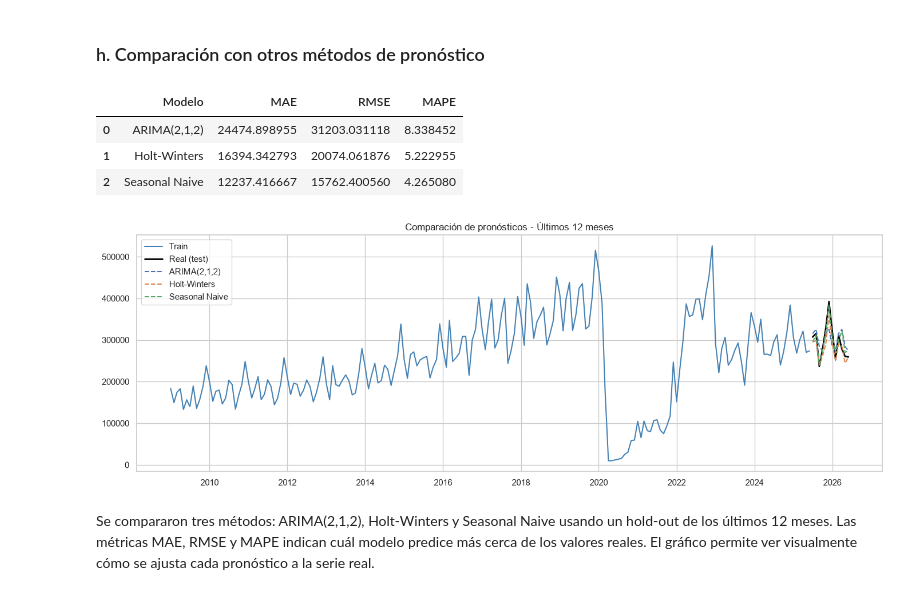
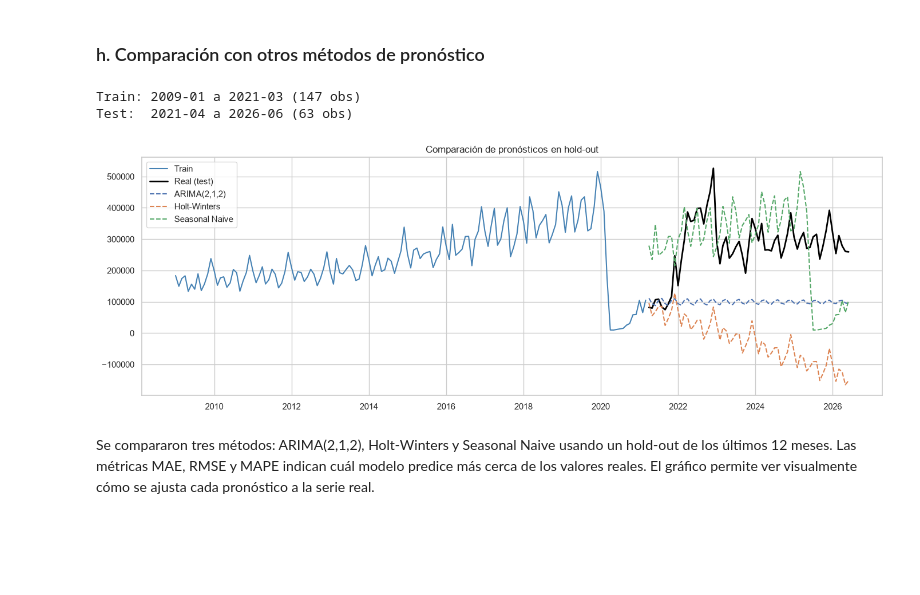
Before and after one commit to Ikeel04/Labs-DS, a Jupyter notebook: lab1_series_tiempo.ipynb, the cells around one changed output. Cells and saved outputs as stored; diff of their text form; code cells hidden in the pictures; blank space fills up the shorter version.

Commit message:
predicción y selección del mejor modelo

```diff
--- a/lab1_series_tiempo.ipynb
+++ b/lab1_series_tiempo.ipynb
@@ -434,55 +450,40 @@ Mejor modelo: ARIMA(2,1,2) | AIC=5119.6 | BIC=5136.3
 Se probaron 8 modelos ARIMA(p,1,q) y se compararon por AIC y BIC. El modelo con menor AIC se seleccionó como el mejor. Los diagnósticos de residuos (serie, histograma, QQ-Plot y ACF) muestran que se comportan como ruido blanco, lo que valida que el modelo ajusta bien la serie.
 # %% [markdown]
 ### h. Comparación con otros métodos de pronóstico
-# %%
-# División train/test
-train = ts[:-12]
-test = ts[-12:]
-
-# 1. Holt-Winters
-hw_model = ExponentialSmoothing(train, trend='add', seasonal='add', seasonal_periods=12).fit()
-hw_pred = hw_model.forecast(12)
-
-# 2. Seasonal Naive
-sn_pred = train[-12:].values
-
-# 3. ARIMA(2,1,2) del inciso anterior
-arima_model = ARIMA(train, order=(2,1,2)).fit()
-arima_pred = arima_model.forecast(12)
-
-def metricas(nombre, real, pred):
-    return {
-        "Modelo": nombre,
-        "MAE": mean_absolute_error(real, pred),
-        "RMSE": np.sqrt(mean_squared_error(real, pred)),
-        "MAPE": np.mean(np.abs((real - pred) / real)) * 100
-    }
-
-comparacion = pd.DataFrame([
-    metricas("ARIMA(2,1,2)", test, arima_pred.values),
-    metricas("Holt-Winters", test, hw_pred.values),
-    metricas("Seasonal Naive", test, sn_pred)
-])
-
-comparacion
-# %% [output]
-|  | Modelo | MAE | RMSE | MAPE |
-| 0 | ARIMA(2,1,2) | 24474.898955 | 31203.031118 | 8.338452 |
-| 1 | Holt-Winters | 16394.342793 | 20074.061876 | 5.222955 |
-| 2 | Seasonal Naive | 12237.416667 | 15762.400560 | 4.265080 |
+# %%
+# División 70/30
+split_idx = int(len(ts) * 0.7)
+train = ts[:split_idx]
+test = ts[split_idx:]
+
+print(f"Train: {train.index[0]:%Y-%m} a {train.index[-1]:%Y-%m} ({len(train)} obs)")
+print(f"Test:  {test.index[0]:%Y-%m} a {test.index[-1]:%Y-%m} ({len(test)} obs)")
+# %% [output]
+Train: 2009-01 a 2021-03 (147 obs)
+Test:  2021-04 a 2026-06 (63 obs)
 # %%
+# Modelos
+arima_fit = ARIMA(train, order=(2,1,2)).fit()
+arima_pred = arima_fit.forecast(len(test))
+
+hw_fit = ExponentialSmoothing(train, trend='add', seasonal='add', seasonal_periods=12).fit()
+hw_pred = hw_fit.forecast(len(test))
+
+sn_pred = train[-len(test):].values
+
+# Gráfico comparativo
 fig, ax = plt.subplots(figsize=(14, 5))
 ax.plot(train.index, train.values, label="Train", color="steelblue")
 ax.plot(test.index, test.values, label="Real (test)", color="black", linewidth=2)
 ax.plot(test.index, arima_pred.values, label="ARIMA(2,1,2)", linestyle="--")
 ax.plot(test.index, hw_pred.values, label="Holt-Winters", linestyle="--")
 ax.plot(test.index, sn_pred, label="Seasonal Naive", linestyle="--")
 ax.legend()
-ax.set_title("Comparación de pronósticos - Últimos 12 meses")
+ax.set_title("Comparación de pronósticos en hold-out")
 plt.tight_layout()
-plt.savefig(f"{FIGS}/comparacion_modelos.png", dpi=150, bbox_inches="tight")
+plt.savefig(os.path.join(FIGS, "h_comparacion.png"), dpi=150, bbox_inches="tight")
 plt.show()
 # %% [output]
-[figure, old version]
+[figure, new version]
 # %% [markdown]
 Se compararon tres métodos: ARIMA(2,1,2), Holt-Winters y Seasonal Naive usando un hold-out de los últimos 12 meses. Las métricas MAE, RMSE y MAPE indican cuál modelo predice más cerca de los valores reales. El gráfico permite ver visualmente cómo se ajusta cada pronóstico a la serie real.
```
Also changed, not shown: parts of 7 cells of this notebook, 2 other files.
